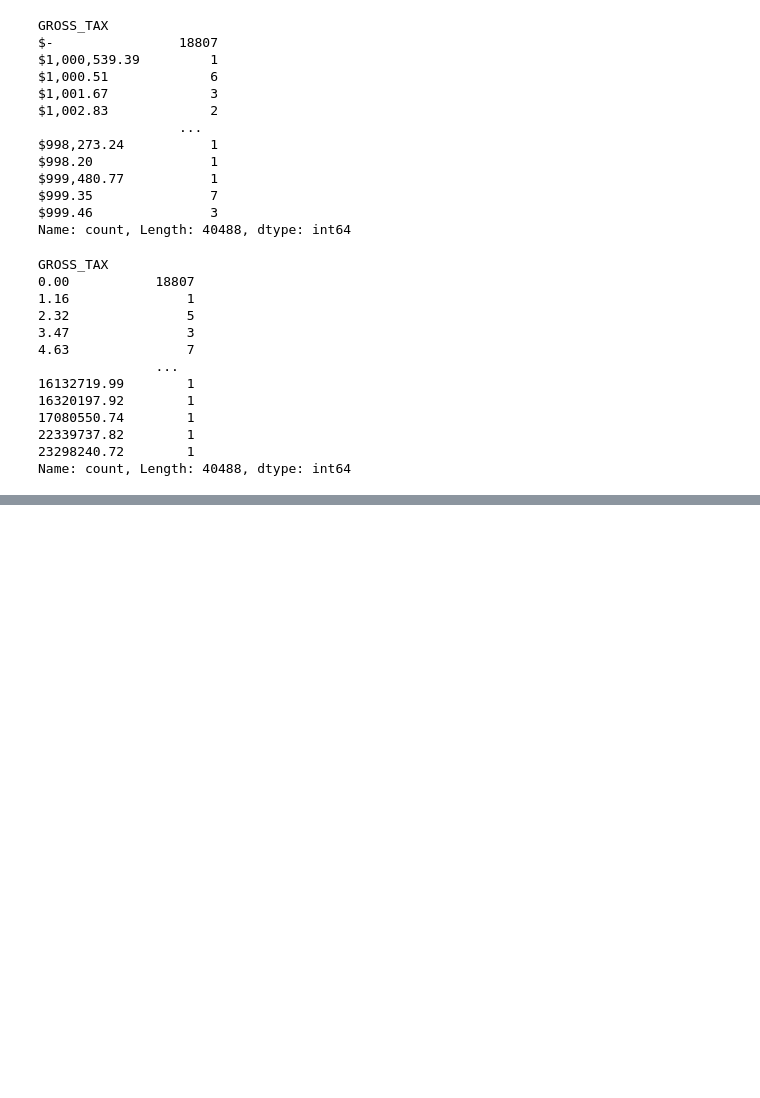
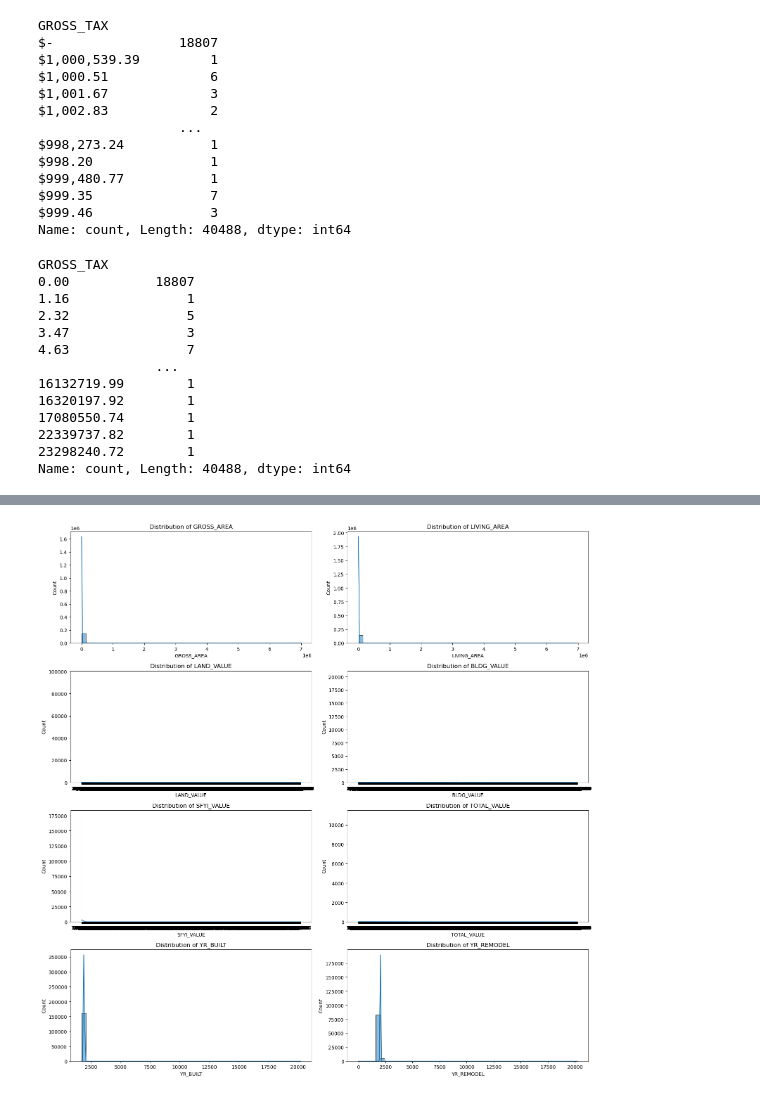
Before and after one commit to suranabhavya/Data-Science-Project, a Jupyter notebook: Property_ass.ipynb, the cells around one changed output, grey strips where cells are left out. Saved outputs shown, nothing was run; the diff lists cells and outputs as text; code cells hidden in the pictures; blank space fills up the shorter version.

```diff
--- a/Property_ass.ipynb
+++ b/Property_ass.ipynb
@@ -538,0 +605,5 @@ Name: count, Length: 40488, dtype: int64
+# %%
+#Converting comma separated nums to float
+
+for col in ['LAND_SF']:
+    data_pa[col] = data_pa[col].replace(',', '', regex=True).astype(float)
@@ -538,0 +614,23 @@ Name: count, Length: 40488, dtype: int64
+# %%
+import matplotlib.pyplot as plt
+import seaborn as sns
+
+to_float = [
+    'GROSS_AREA', 'LIVING_AREA', 'LAND_VALUE',
+    'BLDG_VALUE', 'SFYI_VALUE', 'TOTAL_VALUE',
+    'YR_BUILT', 'YR_REMODEL'
+]
+
+fig, axes = plt.subplots(nrows=4, ncols=2, figsize=(16, 16))
+axes = axes.flatten()
+
+for i, col in enumerate(to_float):
+    sns.histplot(data_pa[col], bins=50, kde=True, ax=axes[i])
+    axes[i].set_title(f"Distribution of {col}")
+    axes[i].set_xlabel(col)
+    axes[i].set_ylabel("Count")
+
+plt.tight_layout()
+plt.show()
+# %% [output]
+[figure, added]
```
Also changed, not shown: parts of 31 cells of this notebook.
